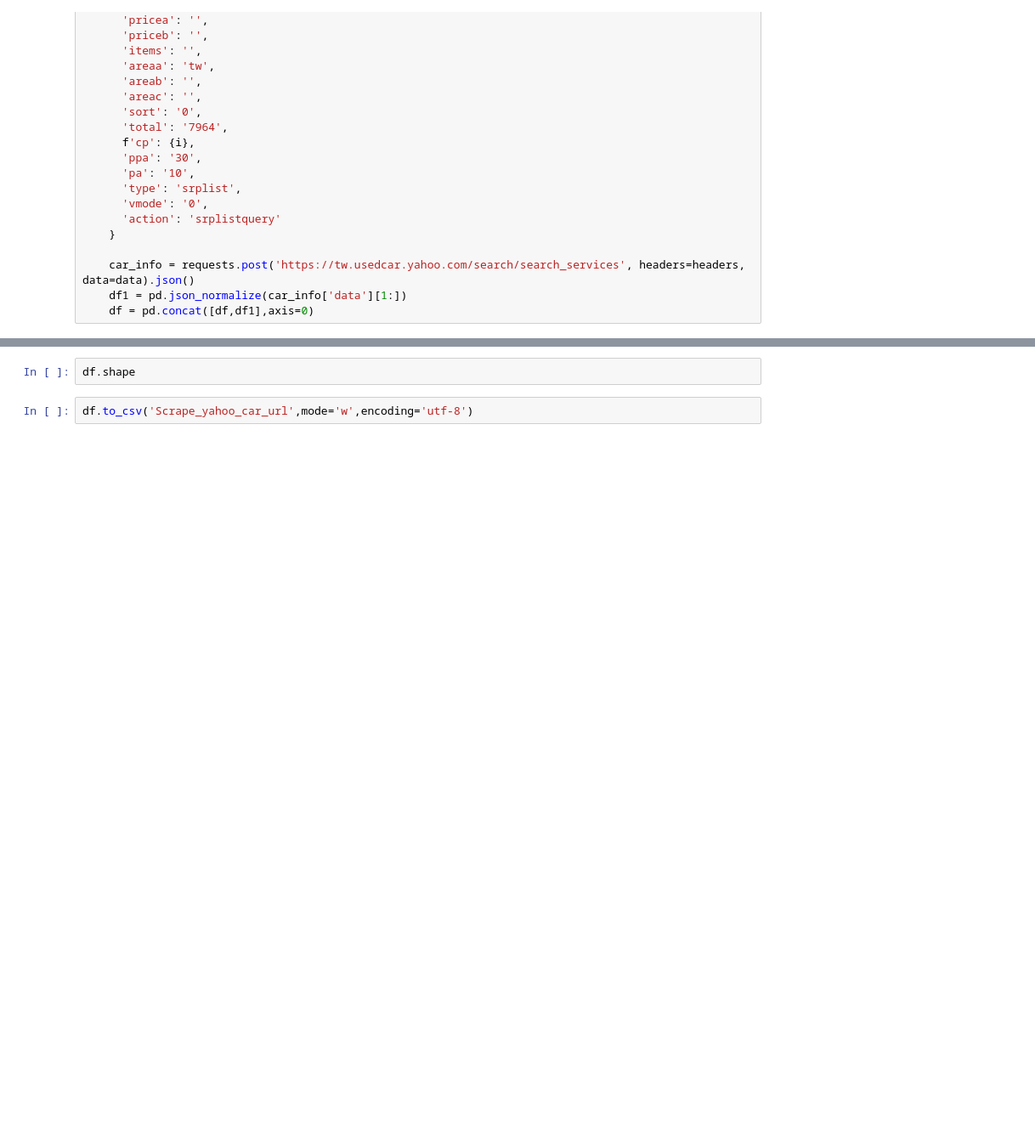
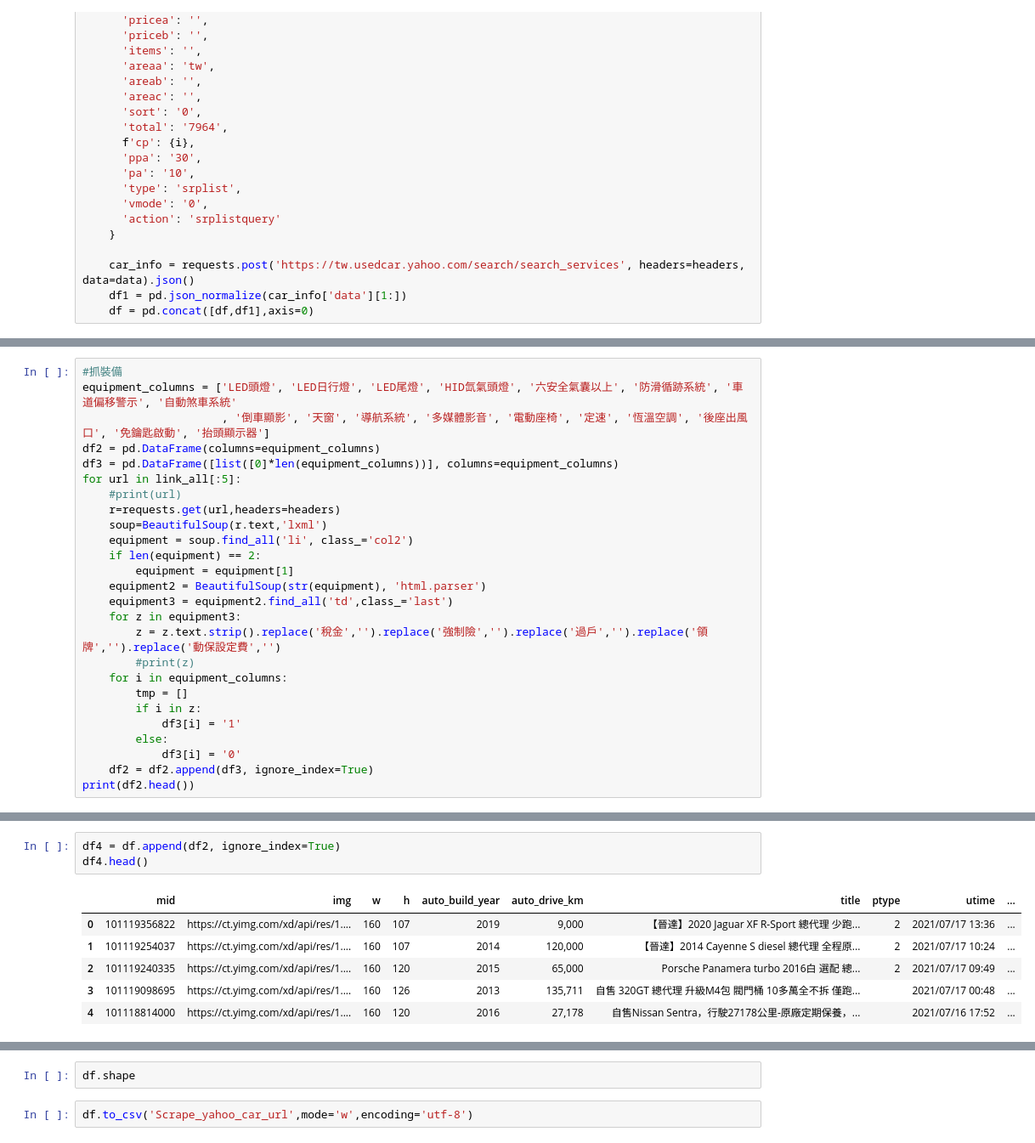
Before and after one commit to goodgtrt/BDSE19_PROJECT, a Jupyter notebook: Scrape_yahoo_car_url0716.ipynb, the cells around one changed output, grey strips where cells are left out. Shown at 85% size. Saved outputs shown, nothing was run; the diff lists cells and outputs as text; blank space fills up the shorter version.

```diff
--- a/Scrape_yahoo_car_url0716.ipynb
+++ b/Scrape_yahoo_car_url0716.ipynb
@@ -392,0 +93,26 @@ TypeError: ignored
+# %%
+#抓裝備
+equipment_columns = ['LED頭燈', 'LED日行燈', 'LED尾燈', 'HID氙氣頭燈', '六安全氣囊以上', '防滑循跡系統', '車道偏移警示', '自動煞車系統'
+                     , '倒車顯影', '天窗', '導航系統', '多媒體影音', '電動座椅', '定速', '恆溫空調', '後座出風口', '免鑰匙啟動', '抬頭顯示器']
+df2 = pd.DataFrame(columns=equipment_columns)
+df3 = pd.DataFrame([list([0]*len(equipment_columns))], columns=equipment_columns)
+for url in link_all[:5]:
+    #print(url)
+    r=requests.get(url,headers=headers)
+    soup=BeautifulSoup(r.text,'lxml')
+    equipment = soup.find_all('li', class_='col2')
+    if len(equipment) == 2:
+        equipment = equipment[1]
+    equipment2 = BeautifulSoup(str(equipment), 'html.parser')
+    equipment3 = equipment2.find_all('td',class_='last')
+    for z in equipment3:
+        z = z.text.strip().replace('稅金','').replace('強制險','').replace('過戶','').replace('領牌','').replace('動保設定費','')
+        #print(z)
+    for i in equipment_columns:
+        tmp = []
+        if i in z:
+            df3[i] = '1'
+        else:
+            df3[i] = '0'
+    df2 = df2.append(df3, ignore_index=True)
+print(df2.head())
@@ -393,2 +128,12 @@ TypeError: ignored
+# %%
+df4 = df.append(df2, ignore_index=True)
+df4.head()
+# %% [output]
+|  | mid | img | w | h | auto_build_year | auto_drive_km | title | ptype | utime | ... |
+| 0 | 101119356822 | https://ct.yimg.com/xd/api/res/1.... | 160 | 107 | 2019 | 9,000 | 【晉達】2020 Jaguar XF R-Sport 總代理 少跑... | 2 | 2021/07/17 13:36 | ... |
+| 1 | 101119254037 | https://ct.yimg.com/xd/api/res/1.... | 160 | 107 | 2014 | 120,000 | 【晉達】2014 Cayenne S diesel 總代理 全程原... | 2 | 2021/07/17 10:24 | ... |
+| 2 | 101119240335 | https://ct.yimg.com/xd/api/res/1.... | 160 | 120 | 2015 | 65,000 | Porsche Panamera turbo 2016白 選配 總... | 2 | 2021/07/17 09:49 | ... |
+| 3 | 101119098695 | https://ct.yimg.com/xd/api/res/1.... | 160 | 126 | 2013 | 135,711 | 自售 320GT 總代理 升級M4包 閥門桶 10多萬全不拆 僅跑... |  | 2021/07/17 00:48 | ... |
+| 4 | 101118814000 | https://ct.yimg.com/xd/api/res/1.... | 160 | 120 | 2016 | 27,178 | 自售Nissan Sentra，行駛27178公里-原廠定期保養，... |  | 2021/07/16 17:52 | ... |
 # %%
 df.head()
```
Also changed, not shown: parts of 10 cells of this notebook.
